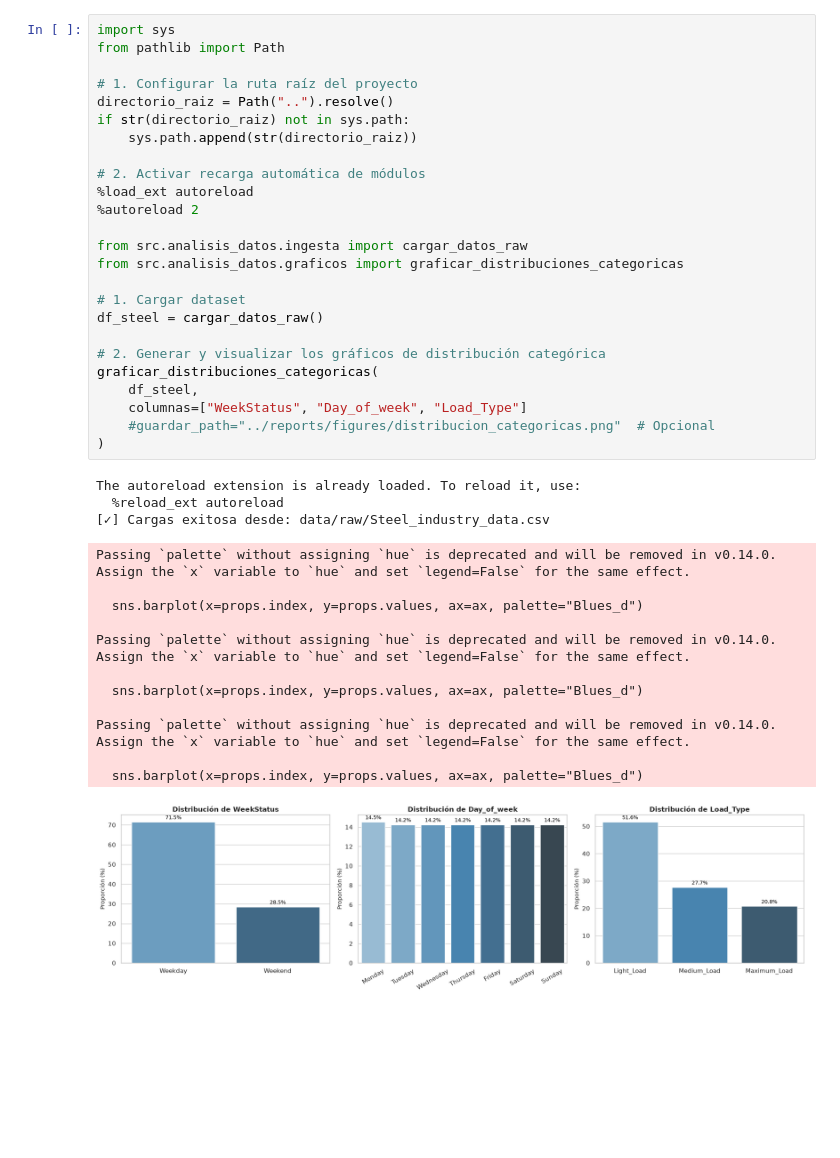
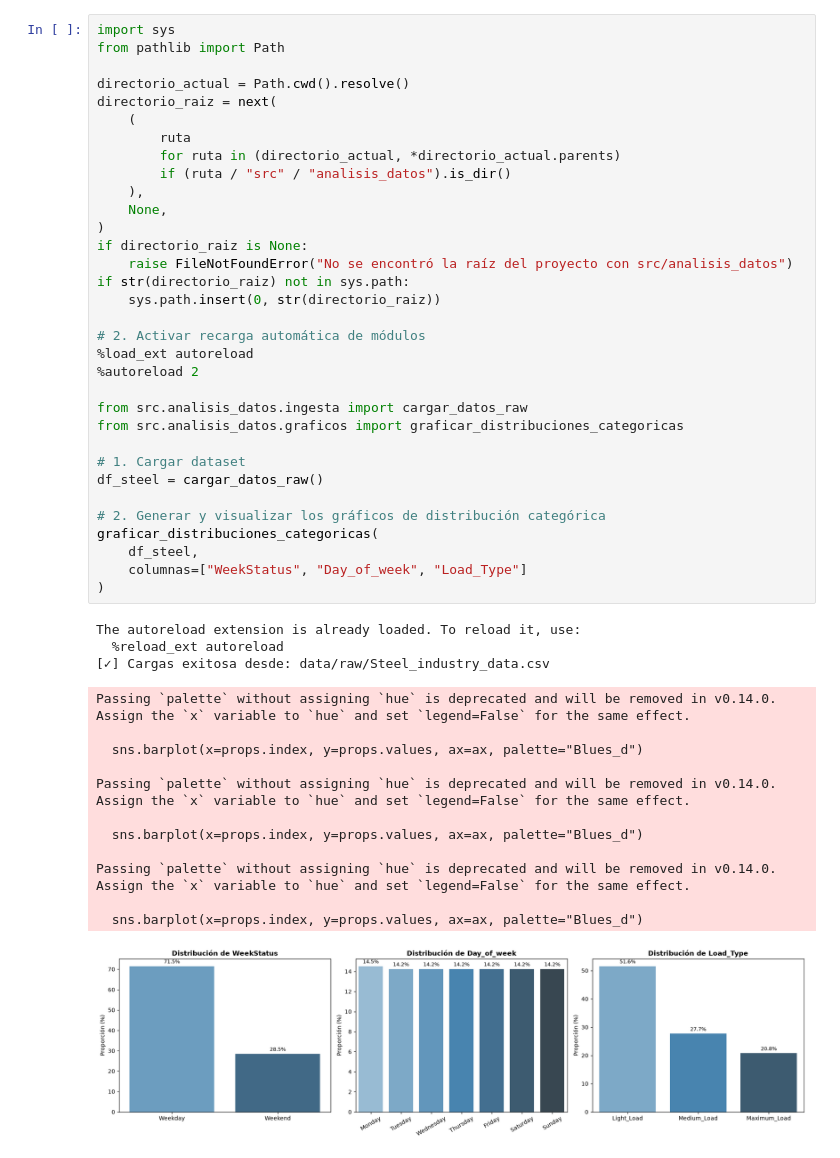
Before and after one commit to JoMi-MorV/Proyecto_Mineria_de_Datos_Daewoo, a Jupyter notebook: notebooks/Tarea_2.ipynb, the cells around one changed output. Cells and saved outputs as stored; diff of their text form; blank space fills up the shorter version.

```diff
--- a/notebooks/01_analisis_exploratorio.ipynb
+++ b/notebooks/Tarea_2.ipynb
@@ -99,43 +116,51 @@ The autoreload extension is already loaded. To reload it, use:
 import sys
 from pathlib import Path
 
-# 1. Configurar la ruta raíz del proyecto
-directorio_raiz = Path("..").resolve()
+directorio_actual = Path.cwd().resolve()
+directorio_raiz = next(
+    (
+        ruta
+        for ruta in (directorio_actual, *directorio_actual.parents)
+        if (ruta / "src" / "analisis_datos").is_dir()
+    ),
+    None,
+)
+if directorio_raiz is None:
+    raise FileNotFoundError("No se encontró la raíz del proyecto con src/analisis_datos")
 if str(directorio_raiz) not in sys.path:
-    sys.path.append(str(directorio_raiz))
+    sys.path.insert(0, str(directorio_raiz))
 
 # 2. Activar recarga automática de módulos
 %load_ext autoreload
 %autoreload 2
 
 from src.analisis_datos.ingesta import cargar_datos_raw
 from src.analisis_datos.graficos import graficar_distribuciones_categoricas
 
 # 1. Cargar dataset
 df_steel = cargar_datos_raw()
 
 # 2. Generar y visualizar los gráficos de distribución categórica
 graficar_distribuciones_categoricas(
     df_steel,
     columnas=["WeekStatus", "Day_of_week", "Load_Type"]
-    #guardar_path="../reports/figures/distribucion_categoricas.png"  # Opcional
 )
 # %% [output]
 The autoreload extension is already loaded. To reload it, use:
   %reload_ext autoreload
 [✓] Cargas exitosa desde: data/raw/Steel_industry_data.csv
 Passing `palette` without assigning `hue` is deprecated and will be removed in v0.14.0. Assign the `x` variable to `hue` and set `legend=False` for the same effect.
 
   sns.barplot(x=props.index, y=props.values, ax=ax, palette="Blues_d")
 
 Passing `palette` without assigning `hue` is deprecated and will be removed in v0.14.0. Assign the `x` variable to `hue` and set `legend=False` for the same effect.
 
   sns.barplot(x=props.index, y=props.values, ax=ax, palette="Blues_d")
 
 Passing `palette` without assigning `hue` is deprecated and will be removed in v0.14.0. Assign the `x` variable to `hue` and set `legend=False` for the same effect.
 
   sns.barplot(x=props.index, y=props.values, ax=ax, palette="Blues_d")
-[figure, old version]
+[figure, new version]
 # %%
 import sys
 from pathlib import Path
```
Also changed, not shown: parts of 8 cells of this notebook, 5 other files.
